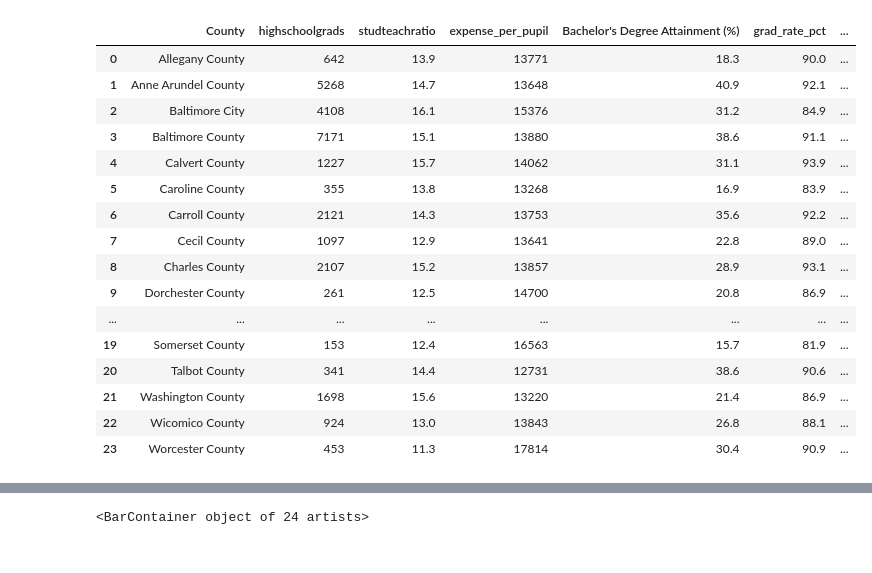
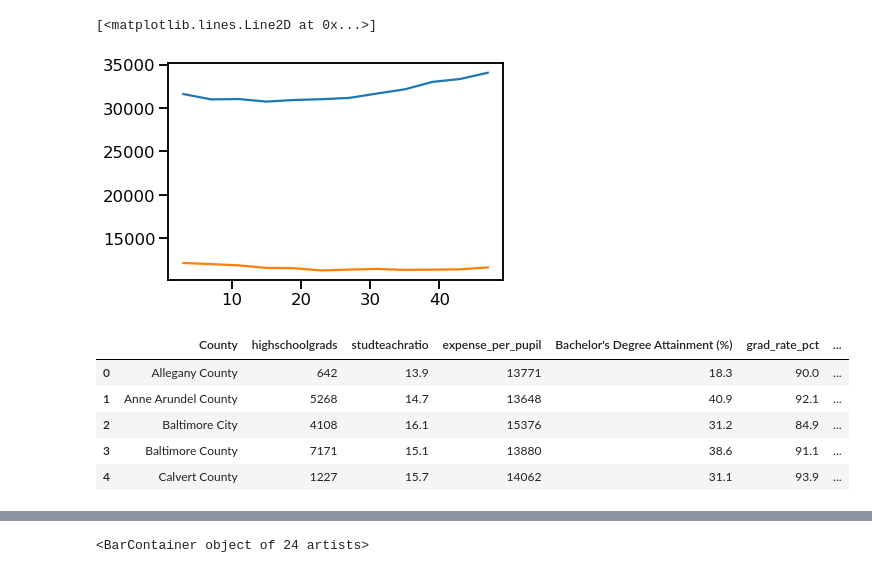
Before and after one commit to Mackeyk88/maryland-education, a Jupyter notebook: notebook/Capstone.ipynb, the cells around one changed output, grey strips where cells are left out. Drawn from its saved outputs; the diff is of its cells as text; code cells hidden in the pictures.

```diff
--- a/notebook/Capstone.ipynb
+++ b/notebook/Capstone.ipynb
@@ -36,27 +42,22 @@ s
+# %%
+plt.plot(q.Baltimore_County)
+plt.plot(q.Harford_County)
+# %% [output]
+[<matplotlib.lines.Line2D at 0x...>]
+[figure, added]
 # %%
 t.rename(columns = {'Annual Number of Public High School Graduates': 'highschoolgrads',
                     'Public School Student-Teacher Ratio':'studteachratio',
                     'Public School Expenditures Per Pupil ($ Dollars)':'expense_per_pupil',
                     'Bachelors Degree Attainment (%)':'bach_degree_pct',
                     'High School Attainment (%)':'grad_rate_pct',
                     '2-Year College Enrollment':'2_year_college_enrollment',
                     '4-Year College/University Enrollment':'4_year_college_enrollment'}, inplace = True)
-t
+t.head()
 # %% [output]
 |  | County | highschoolgrads | studteachratio | expense_per_pupil | Bachelor's Degree Attainment (%) | grad_rate_pct | ... |
 | 0 | Allegany County | 642 | 13.9 | 13771 | 18.3 | 90.0 | ... |
 | 1 | Anne Arundel County | 5268 | 14.7 | 13648 | 40.9 | 92.1 | ... |
 | 2 | Baltimore City | 4108 | 16.1 | 15376 | 31.2 | 84.9 | ... |
 | 3 | Baltimore County | 7171 | 15.1 | 13880 | 38.6 | 91.1 | ... |
 | 4 | Calvert County | 1227 | 15.7 | 14062 | 31.1 | 93.9 | ... |
-| 5 | Caroline County | 355 | 13.8 | 13268 | 16.9 | 83.9 | ... |
-| 6 | Carroll County | 2121 | 14.3 | 13753 | 35.6 | 92.2 | ... |
-| 7 | Cecil County | 1097 | 12.9 | 13641 | 22.8 | 89.0 | ... |
-| 8 | Charles County | 2107 | 15.2 | 13857 | 28.9 | 93.1 | ... |
-| 9 | Dorchester County | 261 | 12.5 | 14700 | 20.8 | 86.9 | ... |
-| ... | ... | ... | ... | ... | ... | ... | ... |
-| 19 | Somerset County | 153 | 12.4 | 16563 | 15.7 | 81.9 | ... |
-| 20 | Talbot County | 341 | 14.4 | 12731 | 38.6 | 90.6 | ... |
-| 21 | Washington County | 1698 | 15.6 | 13220 | 21.4 | 86.9 | ... |
-| 22 | Wicomico County | 924 | 13.0 | 13843 | 26.8 | 88.1 | ... |
-| 23 | Worcester County | 453 | 11.3 | 17814 | 30.4 | 90.9 | ... |
```
Also changed, not shown: parts of 6 cells of this notebook.
